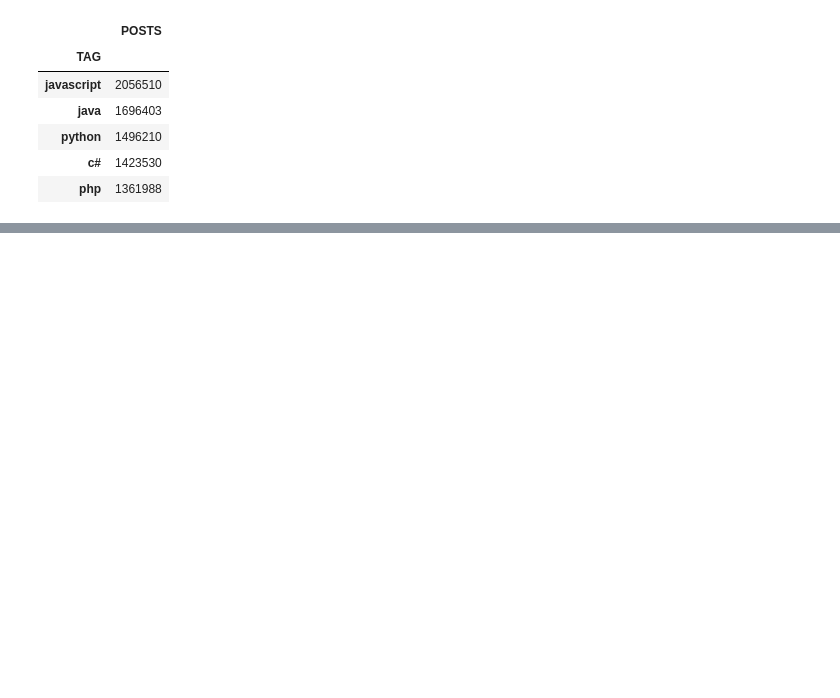
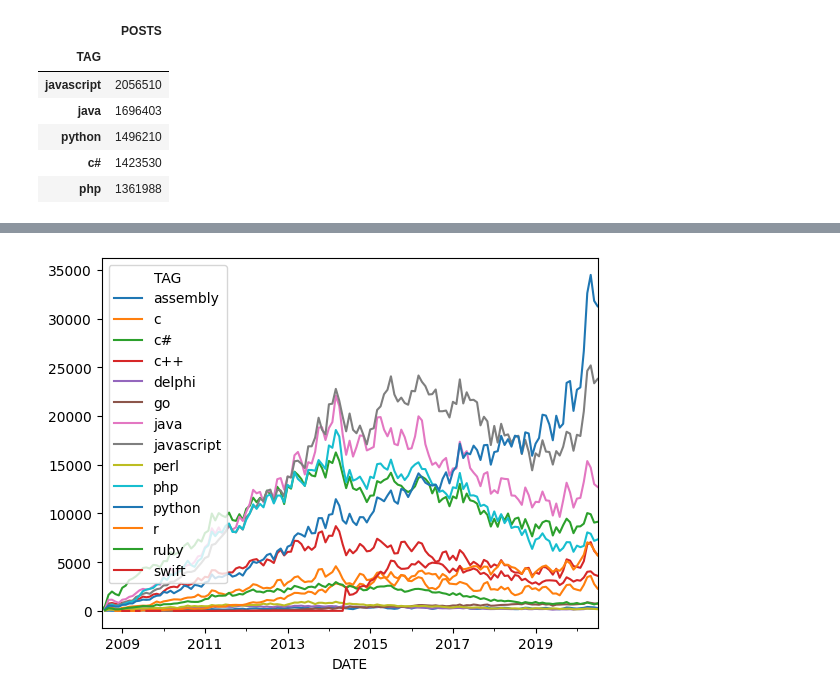
Before and after one commit to ruthersmith/Python_100_2.0, a Jupyter notebook: day_073_data_visualization_with_matplotlib_advanced/main.ipynb, the cells around one changed output, grey strips where cells are left out. Saved outputs shown, nothing was run; the diff lists cells and outputs as text; code cells hidden in the pictures; blank space fills up the shorter version.

```diff
--- a/day_073_data_visualization_with_matplotlib_advanced/main.ipynb
+++ b/day_073_data_visualization_with_matplotlib_advanced/main.ipynb
@@ -43,0 +65,6 @@ df[['TAG', 'POSTS']].groupby('TAG').sum().sort_values('POSTS', ascending=False).
+# %%
+# We can see that we are not dealing with a date object, but rather with a string.
+# we also see the unnecessary 00:00:00
+# let's convert it to datetime
+df['DATE'] = pd.to_datetime(df['DATE'])
+df['DATE'].head()
@@ -43,0 +79,5 @@ df[['TAG', 'POSTS']].groupby('TAG').sum().sort_values('POSTS', ascending=False).
+# %%
+# Sometimes you want to convert your DataFrame so that each category has its own column.
+# for that we can use the .pivot() method
+reshaped_df = df.pivot(index='DATE', columns='TAG', values='POSTS')
+reshaped_df.head()
@@ -43,0 +92,7 @@ df[['TAG', 'POSTS']].groupby('TAG').sum().sort_values('POSTS', ascending=False).
+# %%
+# Now we can plot it
+import matplotlib.pyplot as plt
+reshaped_df.plot()
+plt.show()
+# %% [output]
+[figure, added]
```
Also changed, not shown: parts of 8 cells of this notebook.
